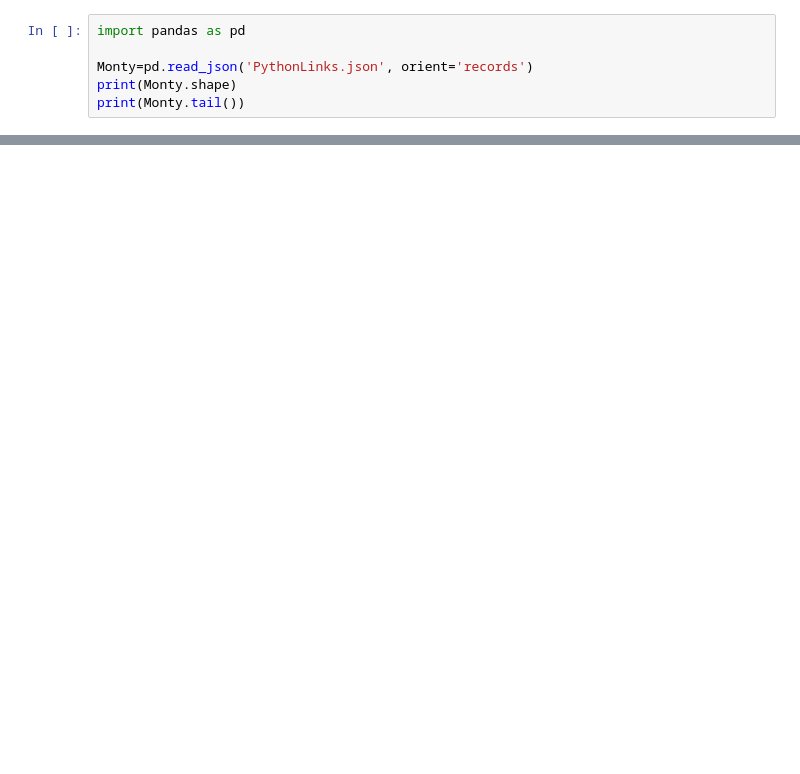
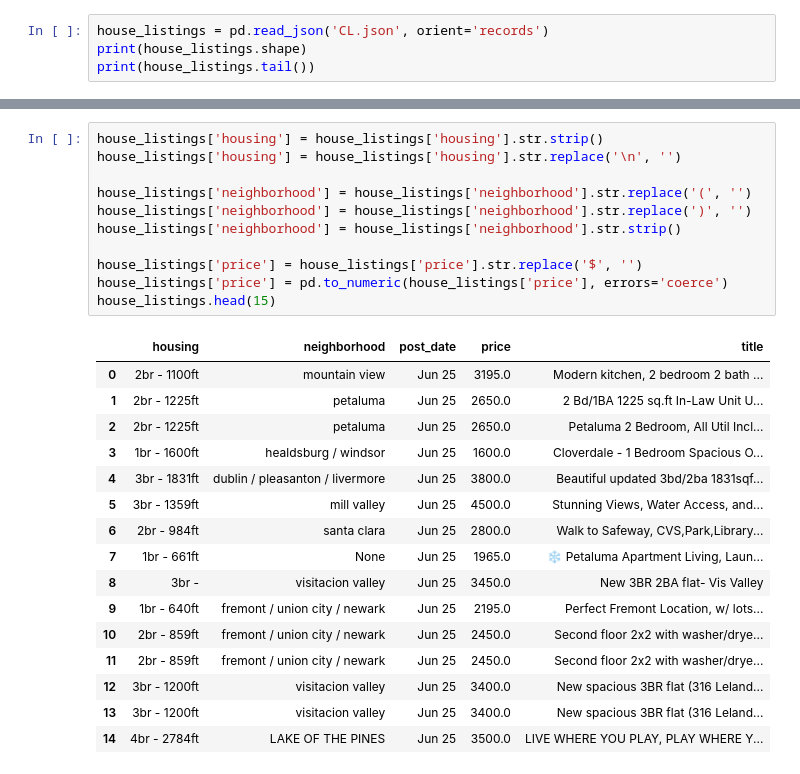
Before and after one commit to esthersweon/thinkful, a Jupyter notebook: main/unit_5/lesson_2_project_4.ipynb, the cells around one changed output, grey strips where cells are left out. Saved outputs shown, nothing was run; the diff lists cells and outputs as text; blank space fills up the shorter version.

```diff
--- a/main/unit_5/lesson_2_project_4.ipynb
+++ b/main/unit_5/lesson_2_project_4.ipynb
@@ -59,7 +64,5 @@ First 100 links extracted!
 # %%
-import pandas as pd
-
-Monty=pd.read_json('PythonLinks.json', orient='records')
-print(Monty.shape)
-print(Monty.tail())
+house_listings = pd.read_json('CL.json', orient='records')
+print(house_listings.shape)
+print(house_listings.tail())
 # %% [output]
@@ -72,0 +90,28 @@ print(Monty.tail())
+# %%
+house_listings['housing'] = house_listings['housing'].str.strip()
+house_listings['housing'] = house_listings['housing'].str.replace('\n', '')
+
+house_listings['neighborhood'] = house_listings['neighborhood'].str.replace('(', '')
+house_listings['neighborhood'] = house_listings['neighborhood'].str.replace(')', '')
+house_listings['neighborhood'] = house_listings['neighborhood'].str.strip()
+
+house_listings['price'] = house_listings['price'].str.replace('$', '')
+house_listings['price'] = pd.to_numeric(house_listings['price'], errors='coerce')
+house_listings.head(15)
+# %% [output]
+|  | housing | neighborhood | post_date | price | title |
+| 0 | 2br - 1100ft | mountain view | Jun 25 | 3195.0 | Modern kitchen, 2 bedroom 2 bath ... |
+| 1 | 2br - 1225ft | petaluma | Jun 25 | 2650.0 | 2 Bd/1BA 1225 sq.ft In-Law Unit U... |
+| 2 | 2br - 1225ft | petaluma | Jun 25 | 2650.0 | Petaluma 2 Bedroom, All Util Incl... |
+| 3 | 1br - 1600ft | healdsburg / windsor | Jun 25 | 1600.0 | Cloverdale - 1 Bedroom Spacious O... |
+| 4 | 3br - 1831ft | dublin / pleasanton / livermore | Jun 25 | 3800.0 | Beautiful updated 3bd/2ba 1831sqf... |
+| 5 | 3br - 1359ft | mill valley | Jun 25 | 4500.0 | Stunning Views, Water Access, and... |
+| 6 | 2br - 984ft | santa clara | Jun 25 | 2800.0 | Walk to Safeway, CVS,Park,Library... |
+| 7 | 1br - 661ft | None | Jun 25 | 1965.0 | ❄ Petaluma Apartment Living, Laun... |
+| 8 | 3br - | visitacion valley | Jun 25 | 3450.0 | New 3BR 2BA flat- Vis Valley |
+| 9 | 1br - 640ft | fremont / union city / newark | Jun 25 | 2195.0 | Perfect Fremont Location, w/ lots... |
+| 10 | 2br - 859ft | fremont / union city / newark | Jun 25 | 2450.0 | Second floor 2x2 with washer/drye... |
+| 11 | 2br - 859ft | fremont / union city / newark | Jun 25 | 2450.0 | Second floor 2x2 with washer/drye... |
+| 12 | 3br - 1200ft | visitacion valley | Jun 25 | 3400.0 | New spacious 3BR flat (316 Leland... |
+| 13 | 3br - 1200ft | visitacion valley | Jun 25 | 3400.0 | New spacious 3BR flat (316 Leland... |
+| 14 | 4br - 2784ft | LAKE OF THE PINES | Jun 25 | 3500.0 | LIVE WHERE YOU PLAY, PLAY WHERE Y... |
```
Also changed, not shown: parts of 11 cells of this notebook, 3 other files.
